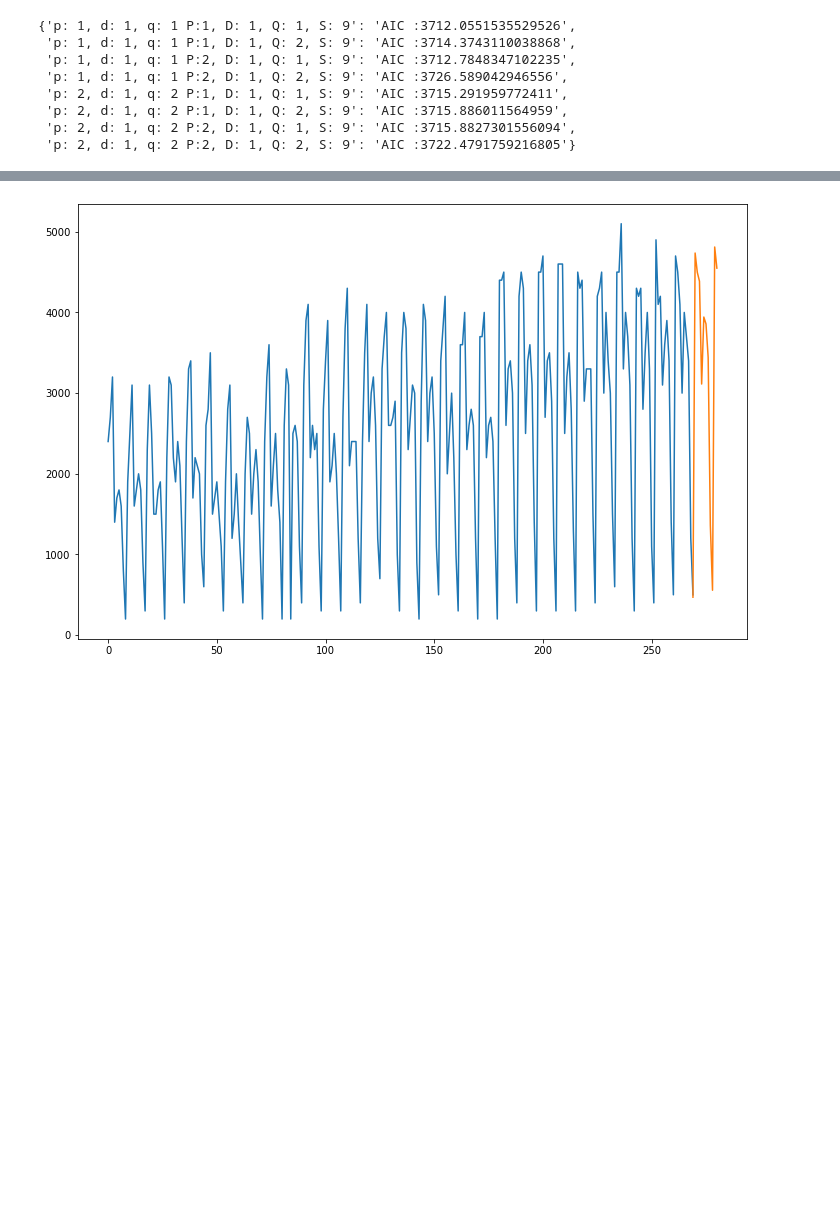
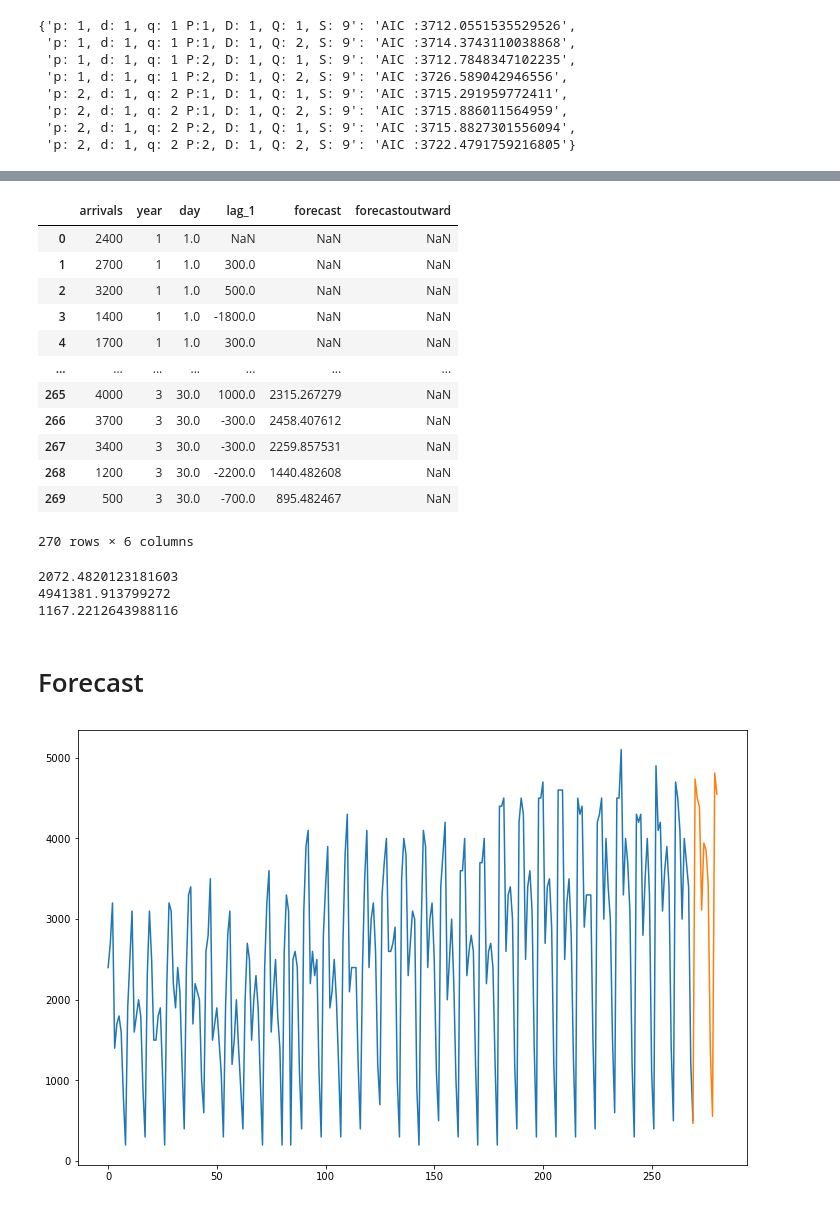
Before and after one commit to Adriank2001/MGOC20Case, a Jupyter notebook: analysis.ipynb, the cells around one changed output, grey strips where cells are left out. Cells and saved outputs as stored; diff of their text form; code cells hidden in the pictures; blank space fills up the shorter version.

```diff
--- a/analysis.ipynb
+++ b/analysis.ipynb
@@ -305,0 +305,16 @@ plt.show()
+# %%
+df_view
+# %% [output]
+|  | arrivals | year | day | lag_1 | forecast | forecastoutward |
+| 0 | 2400 | 1 | 1.0 | NaN | NaN | NaN |
+| 1 | 2700 | 1 | 1.0 | 300.0 | NaN | NaN |
+| 2 | 3200 | 1 | 1.0 | 500.0 | NaN | NaN |
+| 3 | 1400 | 1 | 1.0 | -1800.0 | NaN | NaN |
+| 4 | 1700 | 1 | 1.0 | 300.0 | NaN | NaN |
+| ... | ... | ... | ... | ... | ... | ... |
+| 265 | 4000 | 3 | 30.0 | 1000.0 | 2315.267279 | NaN |
+| 266 | 3700 | 3 | 30.0 | -300.0 | 2458.407612 | NaN |
+| 267 | 3400 | 3 | 30.0 | -300.0 | 2259.857531 | NaN |
+| 268 | 1200 | 3 | 30.0 | -2200.0 | 1440.482608 | NaN |
+| 269 | 500 | 3 | 30.0 | -700.0 | 895.482467 | NaN |
+270 rows × 6 columns
@@ -306,3 +323,13 @@ plt.show()
+# %%
+print(mean_absolute_error(df_view.iloc[19:270,  1],df_view['forecast'][19:270]))
+print(mean_squared_error(df_view.iloc[19:270,  1],df_view['forecast'][19:270]))
+print(mean_absolute_percentage_error(df_view.iloc[19:270,  1],df_view['forecast'][19:270]))
+# %% [output]
+2072.4820123181603
+4941381.913799272
+1167.2212643988116
+# %% [markdown]
+# Forecast
 # %%
 forecastoutward=results.predict(start=269,end=280, dynamic = True)
 df_view['arrivals'].plot(figsize=(12,8))
```
Also changed, not shown: parts of 3 cells of this notebook.
